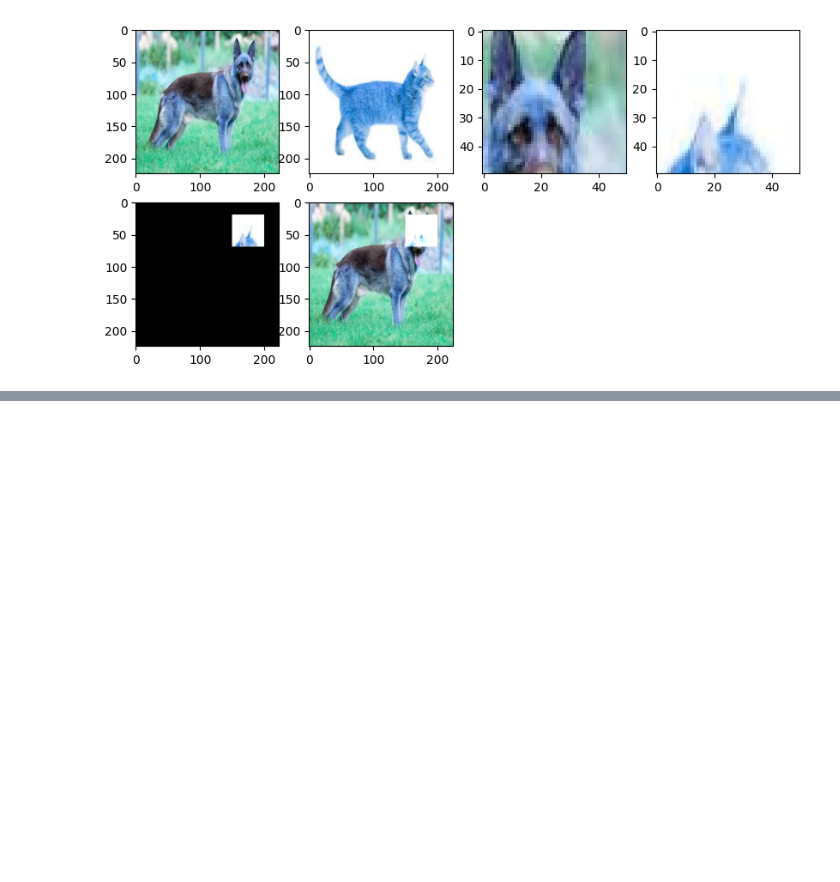
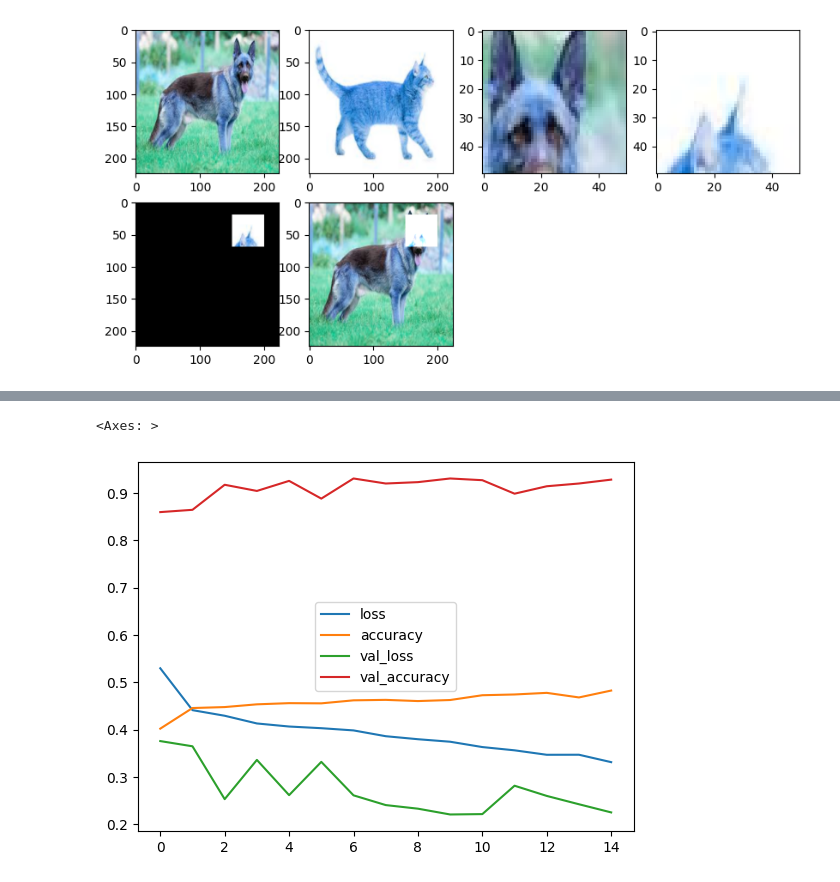
Before and after one commit to TusharMahata/Tensorflow_Learning, a Jupyter notebook: Malaria_2.ipynb, the cells around one changed output, grey strips where cells are left out. Cells and saved outputs as stored; diff of their text form; code cells hidden in the pictures; blank space fills up the shorter version.

Commit message:
working with cutmix

```diff
--- a/Malaria_2.ipynb
+++ b/Malaria_2.ipynb
@@ -166,7 +166,7 @@ lennet_model.compile(
 )
 # %%
 early_stopping = tf.keras.callbacks.EarlyStopping(monitor="val_loss",
-                                                  patience=3)
+                                                  patience=5)
 # %% [markdown]
 Mixup augmentation
 # %%
@@ -295,0 +340,24 @@ WARNING:matplotlib.image:Clipping input data to the valid range for imshow with
+# %%
+BATCH_SIZE = 32
+train_dataset = (
+    mixed_dataset
+    .shuffle(buffer_size = 1000, reshuffle_each_iteration = True)
+    .map(cutmix, num_parallel_calls=tf.data.AUTOTUNE)
+    .batch(BATCH_SIZE)
+    .prefetch(tf.data.AUTOTUNE)
+)
+# %%
+val_dataset = (
+    val_dataset
+    #.shuffle(buffer_size = 4096, reshuffle_each_iteration = True)
+    #.map(mixup_augmentation, num_parallel_calls=tf.data.AUTOTUNE)
+    .batch(BATCH_SIZE)
+    .prefetch(tf.data.AUTOTUNE)
+)
+# %%
+lennet_history_cutmix = lennet_model.fit(
+    train_dataset,
+    validation_data = val_dataset,
+    epochs = 30,
+    callbacks = [early_stopping]
+)
@@ -295,0 +382,6 @@ WARNING:matplotlib.image:Clipping input data to the valid range for imshow with
+# %%
+import pandas as pd
+pd.DataFrame(lennet_history_cutmix.history).plot()
+# %% [output]
+<Axes: >
+[figure, added]
```
Also changed, not shown: parts of 6 cells of this notebook.
